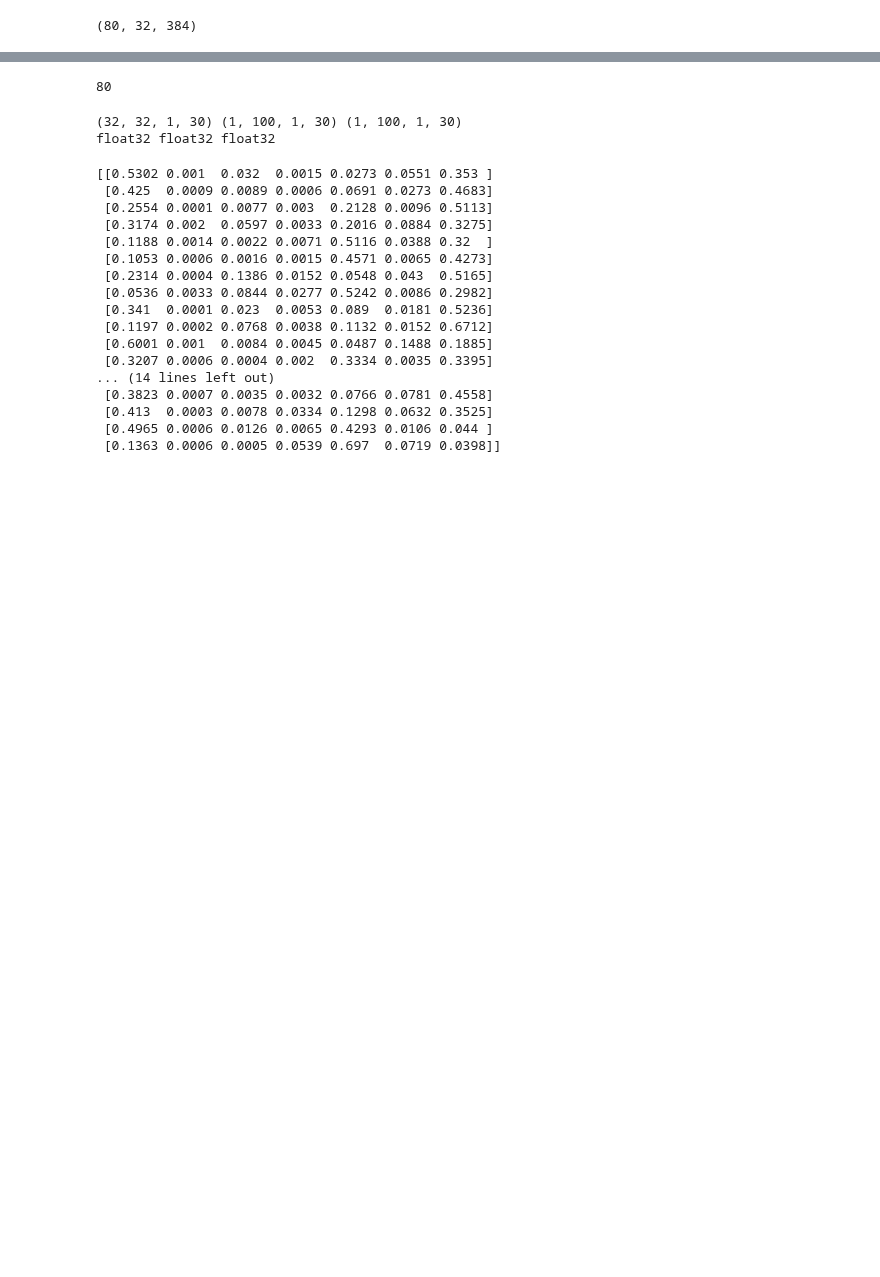
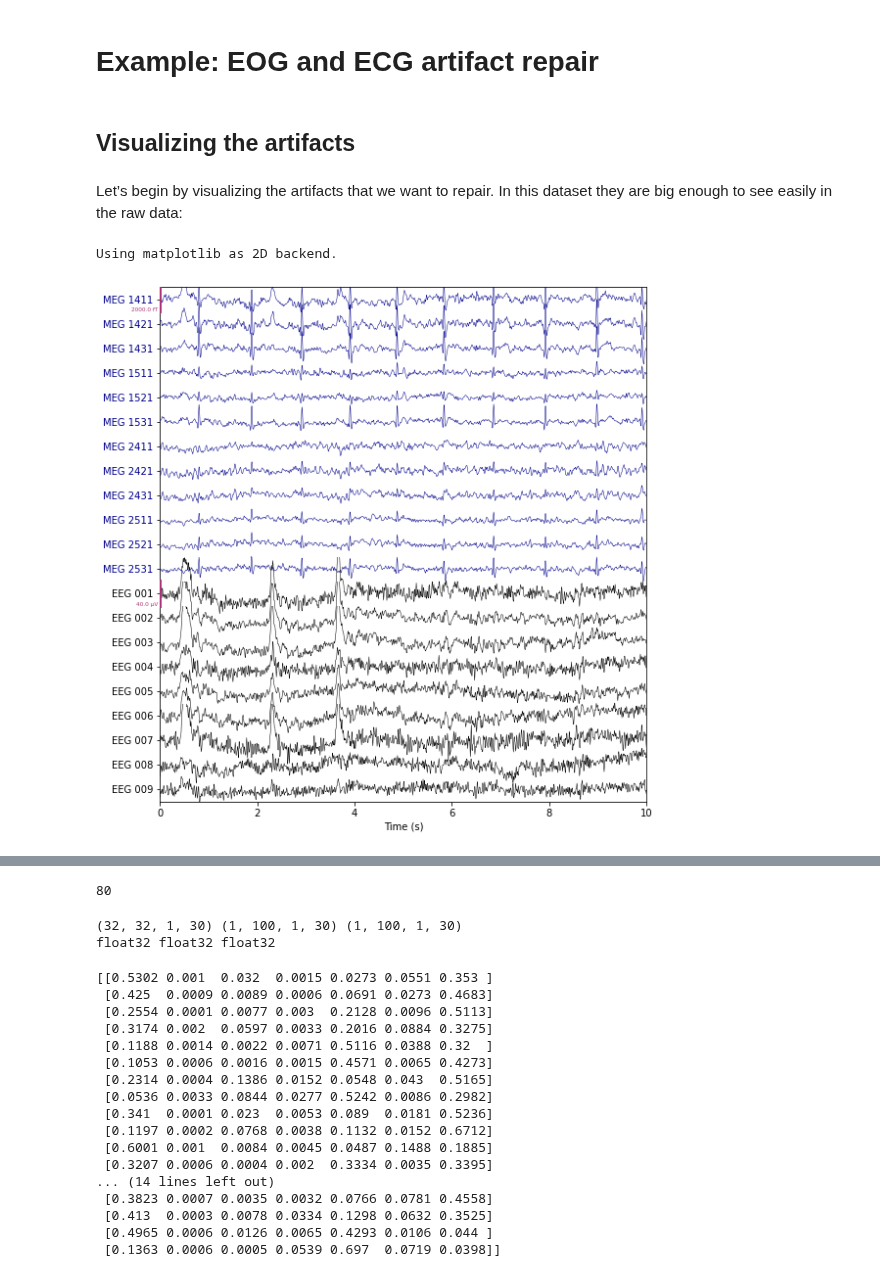
Before and after one commit to mne-tools/mne-icalabel, a Jupyter notebook: mneICA.ipynb, the cells around one changed output, grey strips where cells are left out. Saved outputs shown, nothing was run; the diff lists cells and outputs as text; code cells hidden in the pictures; blank space fills up the shorter version.

```diff
--- a/mneICA.ipynb
+++ b/mneICA.ipynb
@@ -21,4 +43,16 @@ Consider setting the channel types to be of EEG/sEEG/ECoG/DBS/fNIRS using inst.s
-# %%
-epochs.get_data().shape
-# %% [output]
-(80, 32, 384)
+# %% [markdown]
+# Example: EOG and ECG artifact repair
+# %% [markdown]
+## Visualizing the artifacts
+# %% [markdown]
+Let’s begin by visualizing the artifacts that we want to repair. In this dataset they are big enough to see easily in the raw data:
+# %%
+# pick some channels that clearly show heartbeats and blinks
+regexp = r'(MEG [12][45][123]1|EEG 00.)'
+artifact_picks = mne.pick_channels_regexp(raw.ch_names, regexp=regexp)
+raw.plot(order=artifact_picks, n_channels=len(artifact_picks),
+         show_scrollbars=False)
+pass
+# %% [output]
+Using matplotlib as 2D backend.
+[figure, added]
```
Also changed, not shown: parts of 24 cells of this notebook, 4 other files.
